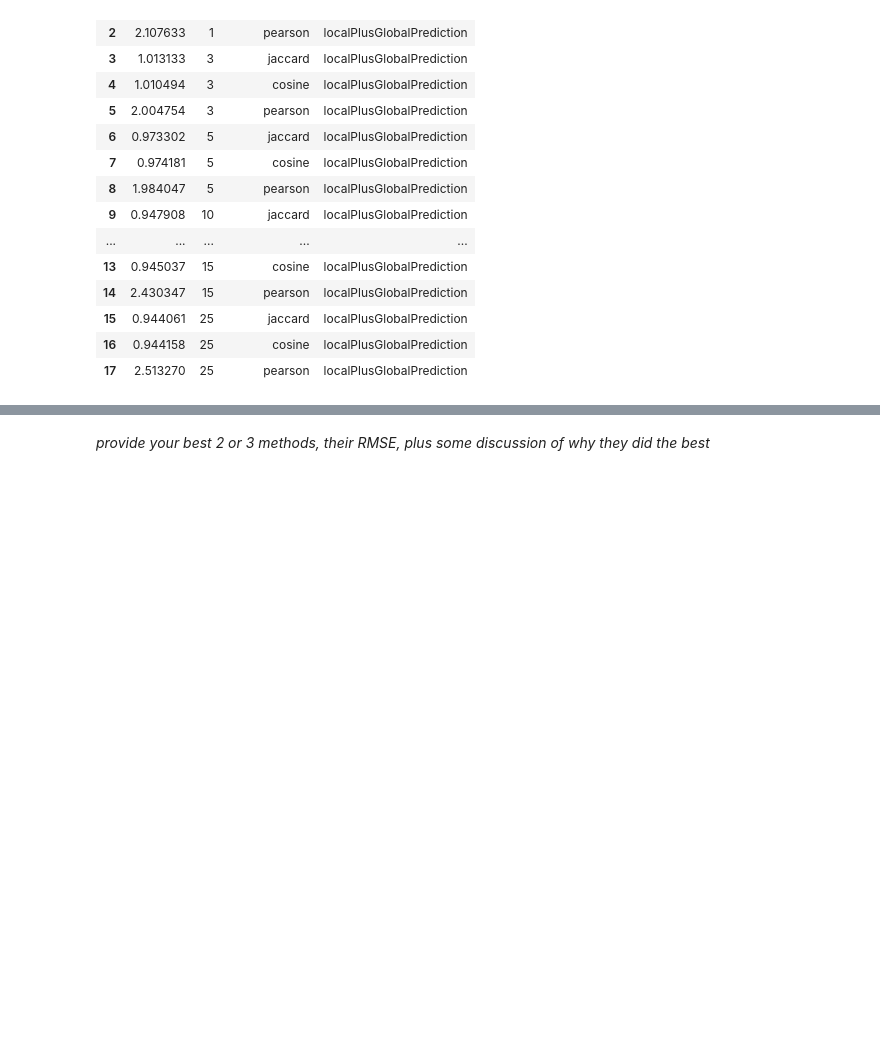
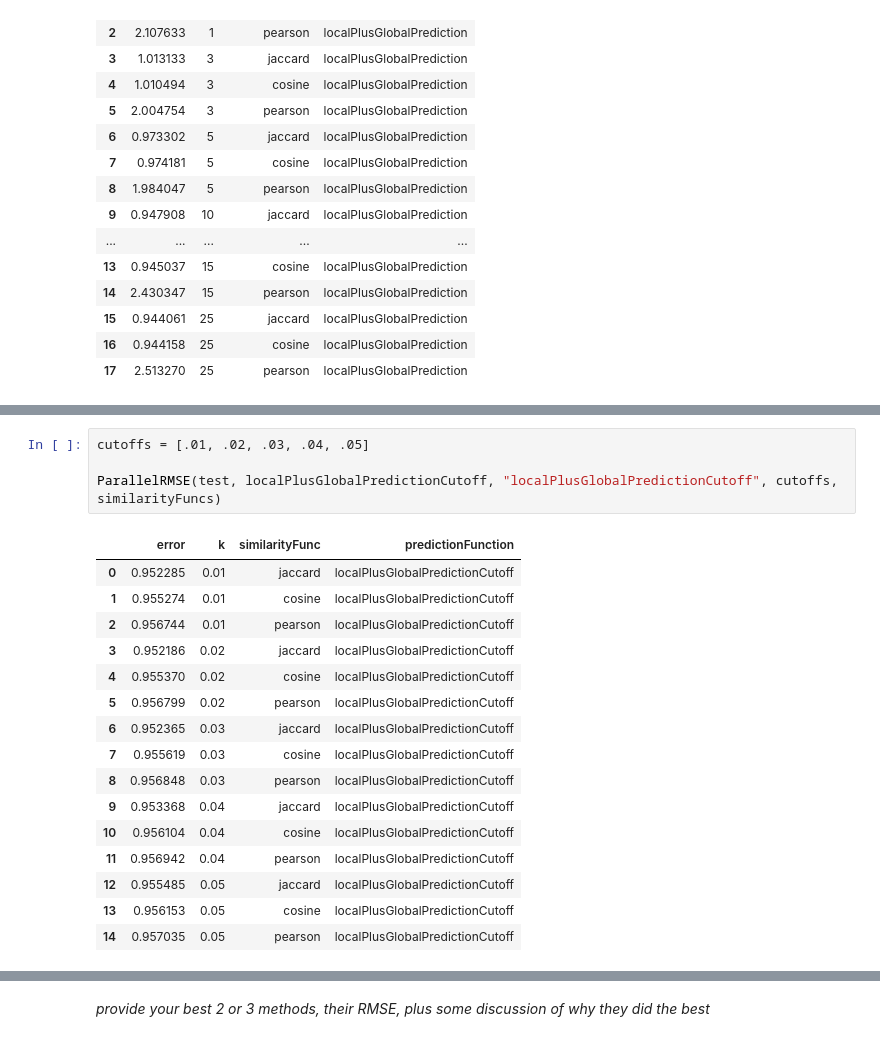
Before and after one commit to RyanChomistek/470hw3, a Jupyter notebook: homework_3.ipynb, the cells around one changed output, grey strips where cells are left out. Saved outputs shown, nothing was run; the diff lists cells and outputs as text; blank space fills up the shorter version.

```diff
--- a/homework_3.ipynb
+++ b/homework_3.ipynb
@@ -566,0 +669,21 @@ ParallelRMSE(test, localPlusGlobalPrediction, "localPlusGlobalPrediction", ks, s
+# %%
+cutoffs = [.01, .02, .03, .04, .05]
+
+ParallelRMSE(test, localPlusGlobalPredictionCutoff, "localPlusGlobalPredictionCutoff", cutoffs, similarityFuncs)
+# %% [output]
+|  | error | k | similarityFunc | predictionFunction |
+| 0 | 0.952285 | 0.01 | jaccard | localPlusGlobalPredictionCutoff |
+| 1 | 0.955274 | 0.01 | cosine | localPlusGlobalPredictionCutoff |
+| 2 | 0.956744 | 0.01 | pearson | localPlusGlobalPredictionCutoff |
+| 3 | 0.952186 | 0.02 | jaccard | localPlusGlobalPredictionCutoff |
+| 4 | 0.955370 | 0.02 | cosine | localPlusGlobalPredictionCutoff |
+| 5 | 0.956799 | 0.02 | pearson | localPlusGlobalPredictionCutoff |
+| 6 | 0.952365 | 0.03 | jaccard | localPlusGlobalPredictionCutoff |
+| 7 | 0.955619 | 0.03 | cosine | localPlusGlobalPredictionCutoff |
+| 8 | 0.956848 | 0.03 | pearson | localPlusGlobalPredictionCutoff |
+| 9 | 0.953368 | 0.04 | jaccard | localPlusGlobalPredictionCutoff |
+| 10 | 0.956104 | 0.04 | cosine | localPlusGlobalPredictionCutoff |
+| 11 | 0.956942 | 0.04 | pearson | localPlusGlobalPredictionCutoff |
+| 12 | 0.955485 | 0.05 | jaccard | localPlusGlobalPredictionCutoff |
+| 13 | 0.956153 | 0.05 | cosine | localPlusGlobalPredictionCutoff |
+| 14 | 0.957035 | 0.05 | pearson | localPlusGlobalPredictionCutoff |
```
Also changed, not shown: parts of 11 cells of this notebook.
